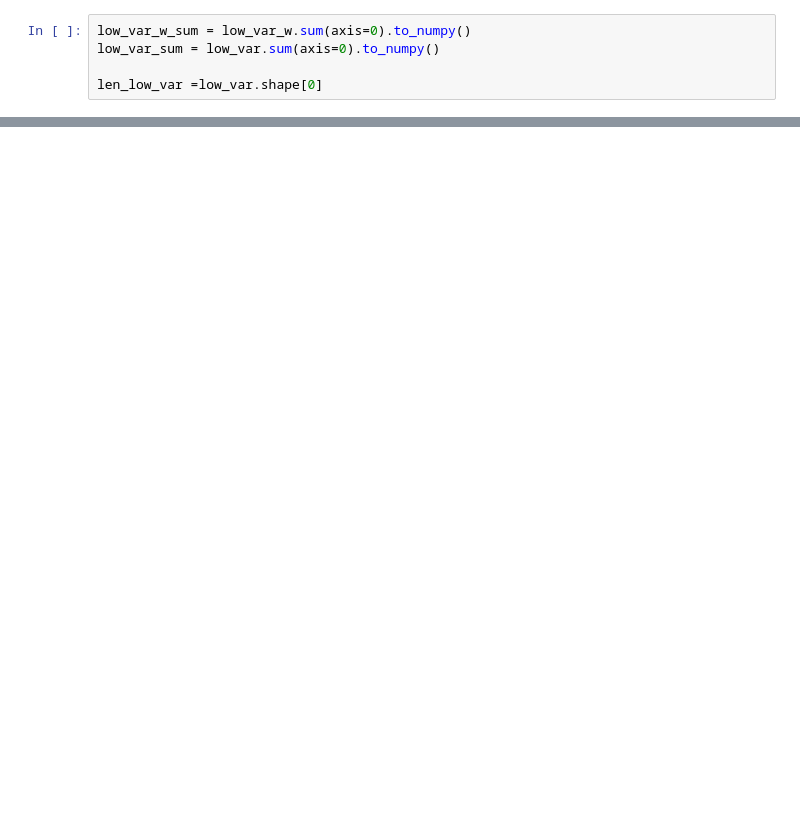
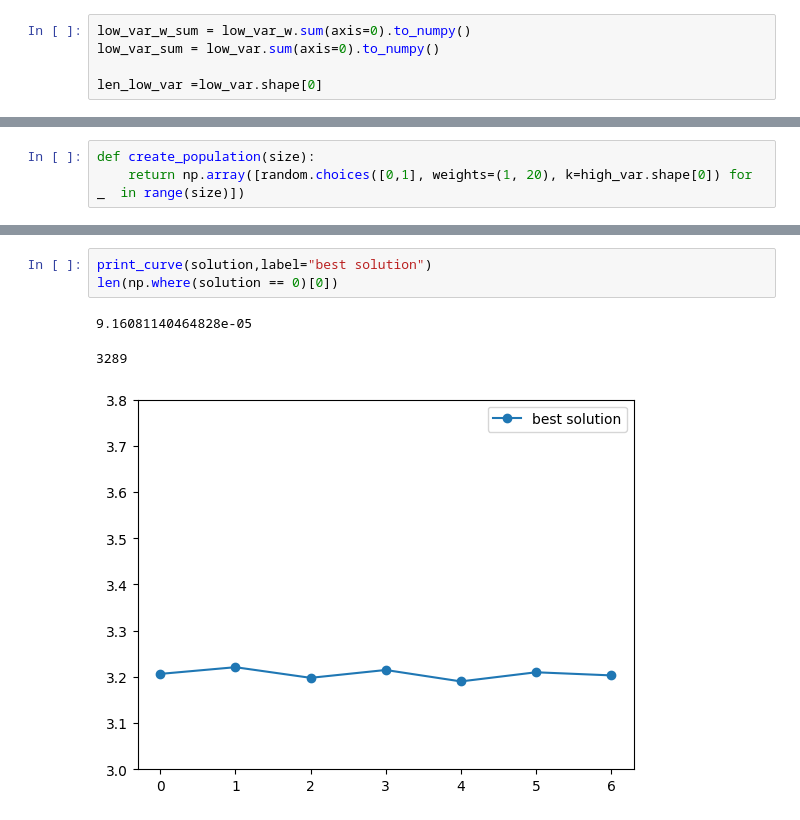
Before and after one commit to lavakin/ga_for_hourglass, a Jupyter notebook: pyGAD_implementation.ipynb, the cells around one changed output, grey strips where cells are left out. Drawn from its saved outputs; the diff is of its cells as text; blank space fills up the shorter version.

```diff
--- a/pyGAD_implementation.ipynb
+++ b/pyGAD_implementation.ipynb
@@ -54,0 +63,3 @@ def fitness(ga_instance, solution, solution_idx):
+# %%
+def create_population(size):
+    return np.array([random.choices([0,1], weights=(1, 20), k=high_var.shape[0]) for _  in range(size)])
@@ -85,0 +115,7 @@ solution, solution_fitness, solution_idx = ga_instance.best_solution()
+# %%
+print_curve(solution,label="best solution")
+len(np.where(solution == 0)[0])
+# %% [output]
+9.16081140464828e-05
+3289
+[figure, added]
```
Also changed, not shown: parts of 16 cells of this notebook.
